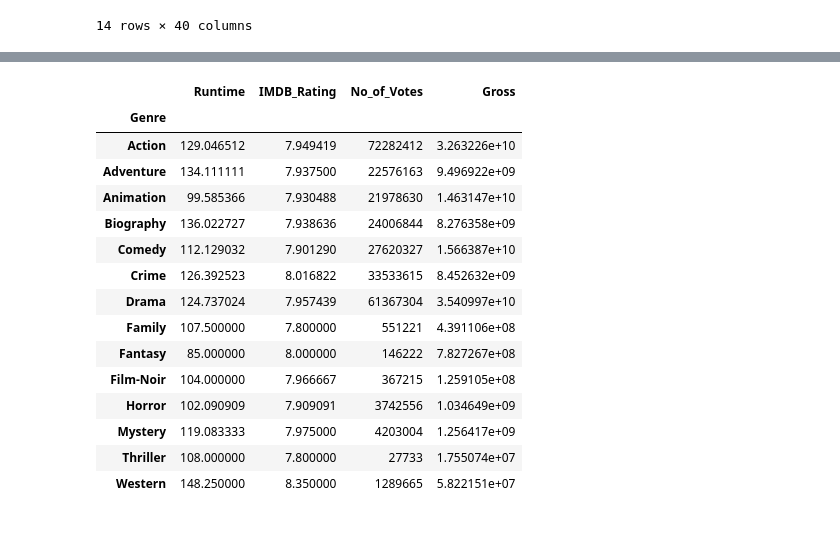
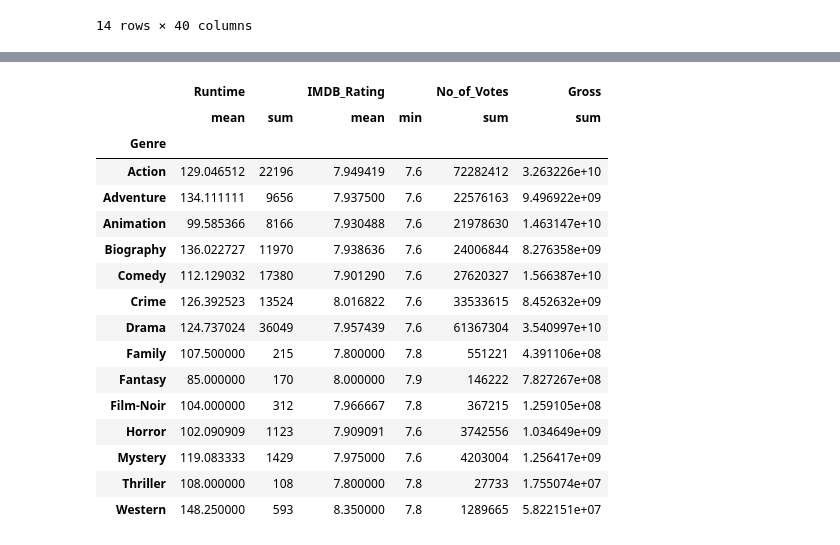
Before and after one commit to mfslovely/Pandas_library, a Jupyter notebook: groupby_dataframe.ipynb, the cells around one changed output, grey strips where cells are left out. Drawn from its saved outputs; the diff is of its cells as text; code cells hidden in the pictures.

```diff
--- a/groupby_dataframe.ipynb
+++ b/groupby_dataframe.ipynb
@@ -336,29 +319,30 @@ genres.nunique()
 # %%
 # agg method
 # passing dict
 
 genres.agg(
     {
-        'Runtime':'mean',
-        'IMDB_Rating':'mean',
+        'Runtime':['mean','sum'],
+        'IMDB_Rating':['mean','min'],
         'No_of_Votes': 'sum',
         'Gross':'sum'
     }
 )
 # %% [output]
-|  | Runtime | IMDB_Rating | No_of_Votes | Gross |
-| Genre |  |  |  |  |
-| Action | 129.046512 | 7.949419 | 72282412 | 3.263226e+10 |
-| Adventure | 134.111111 | 7.937500 | 22576163 | 9.496922e+09 |
-| Animation | 99.585366 | 7.930488 | 21978630 | 1.463147e+10 |
-| Biography | 136.022727 | 7.938636 | 24006844 | 8.276358e+09 |
-| Comedy | 112.129032 | 7.901290 | 27620327 | 1.566387e+10 |
-| Crime | 126.392523 | 8.016822 | 33533615 | 8.452632e+09 |
-| Drama | 124.737024 | 7.957439 | 61367304 | 3.540997e+10 |
-| Family | 107.500000 | 7.800000 | 551221 | 4.391106e+08 |
-| Fantasy | 85.000000 | 8.000000 | 146222 | 7.827267e+08 |
-| Film-Noir | 104.000000 | 7.966667 | 367215 | 1.259105e+08 |
-| Horror | 102.090909 | 7.909091 | 3742556 | 1.034649e+09 |
-| Mystery | 119.083333 | 7.975000 | 4203004 | 1.256417e+09 |
-| Thriller | 108.000000 | 7.800000 | 27733 | 1.755074e+07 |
-| Western | 148.250000 | 8.350000 | 1289665 | 5.822151e+07 |
+|  | Runtime |  | IMDB_Rating |  | No_of_Votes | Gross |
+|  | mean | sum | mean | min | sum | sum |
+| Genre |  |  |  |  |  |  |
+| Action | 129.046512 | 22196 | 7.949419 | 7.6 | 72282412 | 3.263226e+10 |
+| Adventure | 134.111111 | 9656 | 7.937500 | 7.6 | 22576163 | 9.496922e+09 |
+| Animation | 99.585366 | 8166 | 7.930488 | 7.6 | 21978630 | 1.463147e+10 |
+| Biography | 136.022727 | 11970 | 7.938636 | 7.6 | 24006844 | 8.276358e+09 |
+| Comedy | 112.129032 | 17380 | 7.901290 | 7.6 | 27620327 | 1.566387e+10 |
+| Crime | 126.392523 | 13524 | 8.016822 | 7.6 | 33533615 | 8.452632e+09 |
+| Drama | 124.737024 | 36049 | 7.957439 | 7.6 | 61367304 | 3.540997e+10 |
+| Family | 107.500000 | 215 | 7.800000 | 7.8 | 551221 | 4.391106e+08 |
+| Fantasy | 85.000000 | 170 | 8.000000 | 7.9 | 146222 | 7.827267e+08 |
+| Film-Noir | 104.000000 | 312 | 7.966667 | 7.8 | 367215 | 1.259105e+08 |
+| Horror | 102.090909 | 1123 | 7.909091 | 7.6 | 3742556 | 1.034649e+09 |
+| Mystery | 119.083333 | 1429 | 7.975000 | 7.6 | 4203004 | 1.256417e+09 |
+| Thriller | 108.000000 | 108 | 7.800000 | 7.8 | 27733 | 1.755074e+07 |
+| Western | 148.250000 | 593 | 8.350000 | 7.8 | 1289665 | 5.822151e+07 |
```
Also changed, not shown: parts of 16 cells of this notebook, 7 other files.
